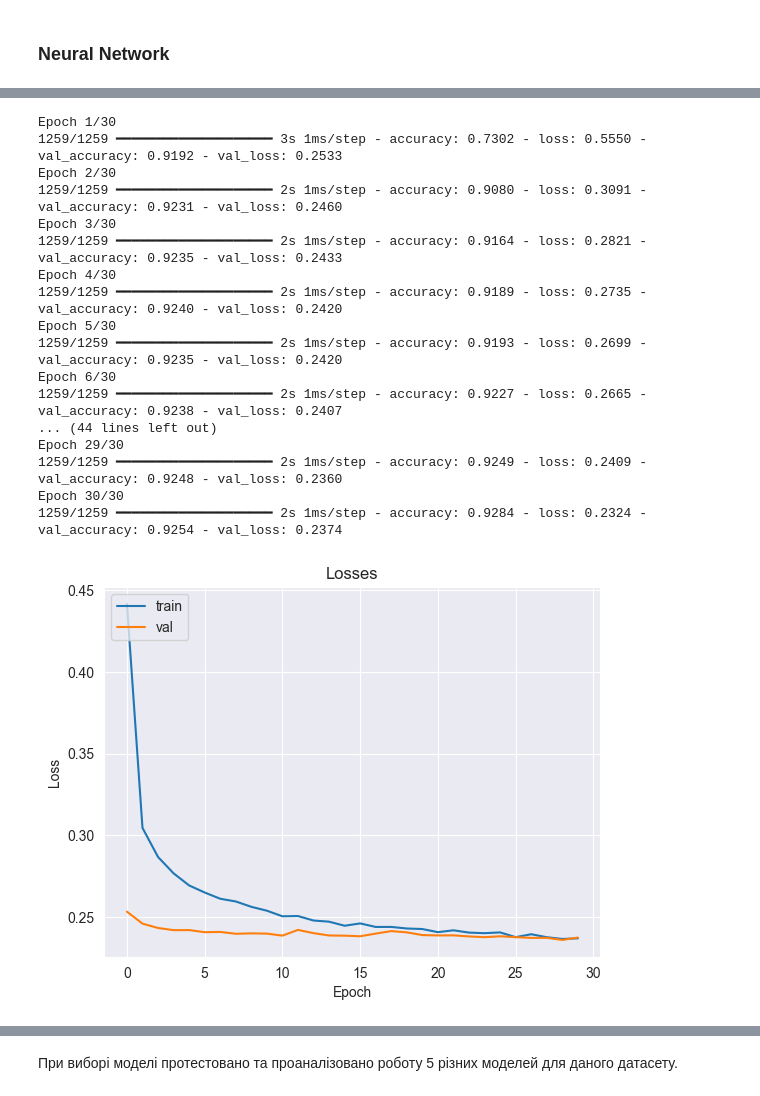
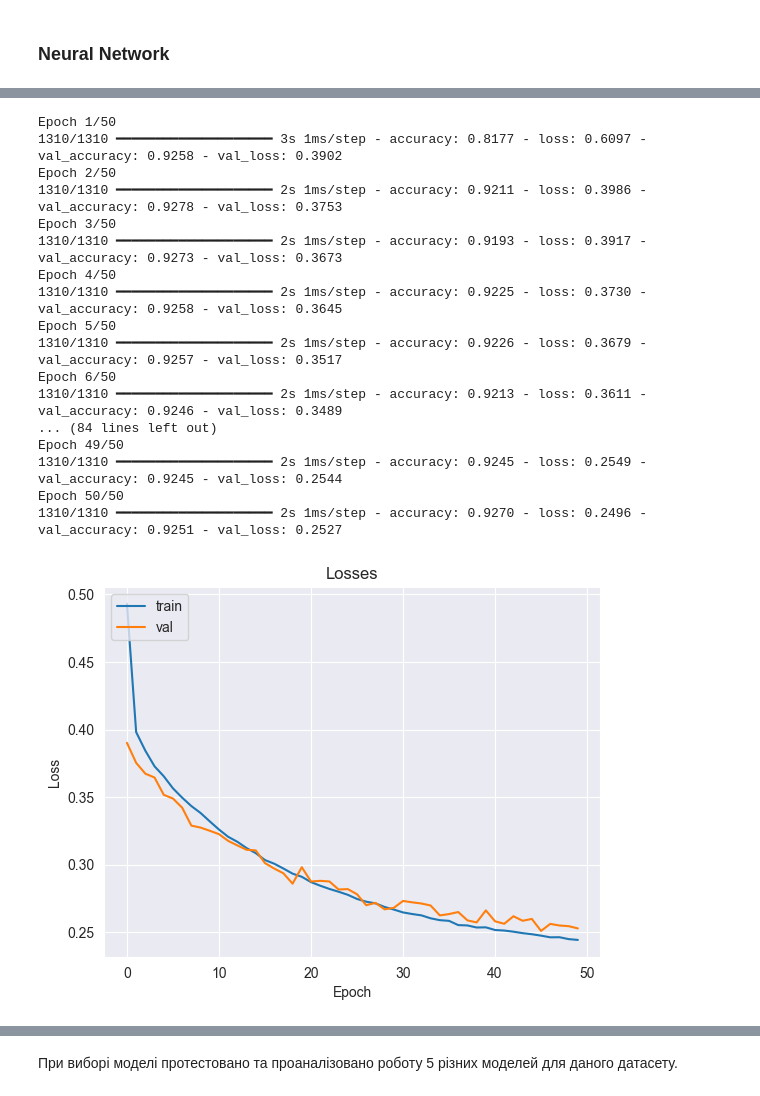
Before and after one commit to serzhu/DS_final_project, a Jupyter notebook: notebooks/testing_models.ipynb, the cells around one changed output, grey strips where cells are left out. Cells and saved outputs as stored; diff of their text form; code cells hidden in the pictures.

```diff
--- a/notebooks/testing_models.ipynb
+++ b/notebooks/testing_models.ipynb
@@ -475,5 +606,5 @@ Fitting 5 folds for each of 3 candidates, totalling 15 fits
 # %%
-model = DecisionTreeClassifier(criterion='log_loss')
+model = DecisionTreeClassifier(criterion='entropy')
 
 selector = RFE(model, n_features_to_select=5, step=1)
 selector = selector.fit(X_train, y_train)
@@ -521,9 +690,9 @@ from sklearn.ensemble import RandomForestClassifier
 # %%
 param_grid = {
     'n_estimators': [100, 200, 300],
-    'max_depth': [None, 5, 10],
-    'max_features': ['sqrt', 'log2'],
-    'min_samples_leaf': [1, 4]
+    'max_depth': [5, 10],
+    'min_samples_leaf': [1, 4, 8],
+    'min_samples_split': [2, 5, 10]
 }
 
 rf_model = RandomForestClassifier(random_state=42)
@@ -558,14 +729,8 @@ Fitting 5 folds for each of 36 candidates, totalling 180 fits
 # %%
-model = RandomForestClassifier(max_depth=None, max_features='sqrt', min_samples_leaf=4, n_estimators=300)
+model = RandomForestClassifier(max_depth=10, min_samples_leaf=1, min_samples_split=10, n_estimators=200)
 
-selector = RFE(model, n_features_to_select=5, step=1)
-selector = selector.fit(X_train, y_train)
-
-linear_X_train_selected = selector.transform(X_train)
-linear_X_test_selected = selector.transform(X_test)
-
-model.fit(linear_X_train_selected, y_train)
-y_pred = model.predict(linear_X_test_selected)
+model.fit(X_train_scaler, y_train)
+y_pred = model.predict(X_test_scaler)
 
 print(accuracy_score(y_test, y_pred))
 
@@ -705,51 +892,51 @@ Epoch 30/30
 # %%
 model = Sequential()
-model.add(Dense(64, activation='relu'))
+model.add(Dense(128, activation='relu', kernel_regularizer=l2(0.001)))
 model.add(Dropout(0.5))
-model.add(Dense(32, activation='relu'))
-model.add(Dropout(0.5))
-model.add(Dense(16, activation='relu'))
+model.add(Dense(64, activation='relu', kernel_regularizer=l2(0.001)))
+model.add(Dropout(0.2))
+model.add(Dense(32, activation='relu', kernel_regularizer=l2(0.001)))
 model.add(Dense(1, activation='sigmoid'))
 
 model.compile(optimizer='sgd', loss='binary_crossentropy', metrics=['accuracy'])
 # %%
 history = model.fit(
-    X_train_scaler, y_train, epochs=30,
+    X_train_scaler, y_train, epochs=50,
     batch_size=32,
     validation_split=0.2,
 )
 
 plt.plot(history.history['loss'])
 plt.plot(history.history['val_loss'])
 plt.title('Losses')
 plt.ylabel('Loss')
 plt.xlabel('Epoch')
 plt.legend(['train', 'val'], loc='upper left')
 plt.show()
 
 plt.plot(history.history['accuracy'])
 plt.plot(history.history['val_accuracy'])
 plt.title('Accuracies')
 plt.ylabel('Accuracy')
 plt.xlabel('Epoch')
 plt.legend(['train', 'val'], loc='upper left')
 plt.show()
 # %% [output]
-Epoch 1/30
-1259/1259 ━━━━━━━━━━━━━━━━━━━━ 3s 1ms/step - accuracy: 0.7302 - loss: 0.5550 - val_accuracy: 0.9192 - val_loss: 0.2533
-Epoch 2/30
-1259/1259 ━━━━━━━━━━━━━━━━━━━━ 2s 1ms/step - accuracy: 0.9080 - loss: 0.3091 - val_accuracy: 0.9231 - val_loss: 0.2460
-Epoch 3/30
-1259/1259 ━━━━━━━━━━━━━━━━━━━━ 2s 1ms/step - accuracy: 0.9164 - loss: 0.2821 - val_accuracy: 0.9235 - val_loss: 0.2433
-Epoch 4/30
-1259/1259 ━━━━━━━━━━━━━━━━━━━━ 2s 1ms/step - accuracy: 0.9189 - loss: 0.2735 - val_accuracy: 0.9240 - val_loss: 0.2420
-Epoch 5/30
-1259/1259 ━━━━━━━━━━━━━━━━━━━━ 2s 1ms/step - accuracy: 0.9193 - loss: 0.2699 - val_accuracy: 0.9235 - val_loss: 0.2420
-Epoch 6/30
-1259/1259 ━━━━━━━━━━━━━━━━━━━━ 2s 1ms/step - accuracy: 0.9227 - loss: 0.2665 - val_accuracy: 0.9238 - val_loss: 0.2407
-... (44 lines left out)
-Epoch 29/30
-1259/1259 ━━━━━━━━━━━━━━━━━━━━ 2s 1ms/step - accuracy: 0.9249 - loss: 0.2409 - val_accuracy: 0.9248 - val_loss: 0.2360
-Epoch 30/30
-1259/1259 ━━━━━━━━━━━━━━━━━━━━ 2s 1ms/step - accuracy: 0.9284 - loss: 0.2324 - val_accuracy: 0.9254 - val_loss: 0.2374
+Epoch 1/50
+1310/1310 ━━━━━━━━━━━━━━━━━━━━ 3s 1ms/step - accuracy: 0.8177 - loss: 0.6097 - val_accuracy: 0.9258 - val_loss: 0.3902
+Epoch 2/50
+1310/1310 ━━━━━━━━━━━━━━━━━━━━ 2s 1ms/step - accuracy: 0.9211 - loss: 0.3986 - val_accuracy: 0.9278 - val_loss: 0.3753
+Epoch 3/50
+1310/1310 ━━━━━━━━━━━━━━━━━━━━ 2s 1ms/step - accuracy: 0.9193 - loss: 0.3917 - val_accuracy: 0.9273 - val_loss: 0.3673
+Epoch 4/50
+1310/1310 ━━━━━━━━━━━━━━━━━━━━ 2s 1ms/step - accuracy: 0.9225 - loss: 0.3730 - val_accuracy: 0.9258 - val_loss: 0.3645
+Epoch 5/50
+1310/1310 ━━━━━━━━━━━━━━━━━━━━ 2s 1ms/step - accuracy: 0.9226 - loss: 0.3679 - val_accuracy: 0.9257 - val_loss: 0.3517
+Epoch 6/50
+1310/1310 ━━━━━━━━━━━━━━━━━━━━ 2s 1ms/step - accuracy: 0.9213 - loss: 0.3611 - val_accuracy: 0.9246 - val_loss: 0.3489
+... (84 lines left out)
+Epoch 49/50
+1310/1310 ━━━━━━━━━━━━━━━━━━━━ 2s 1ms/step - accuracy: 0.9245 - loss: 0.2549 - val_accuracy: 0.9245 - val_loss: 0.2544
+Epoch 50/50
+1310/1310 ━━━━━━━━━━━━━━━━━━━━ 2s 1ms/step - accuracy: 0.9270 - loss: 0.2496 - val_accuracy: 0.9251 - val_loss: 0.2527
-[figure, old version]
+[figure, new version]
```
Also changed, not shown: parts of 91 cells of this notebook, 9 other files.
